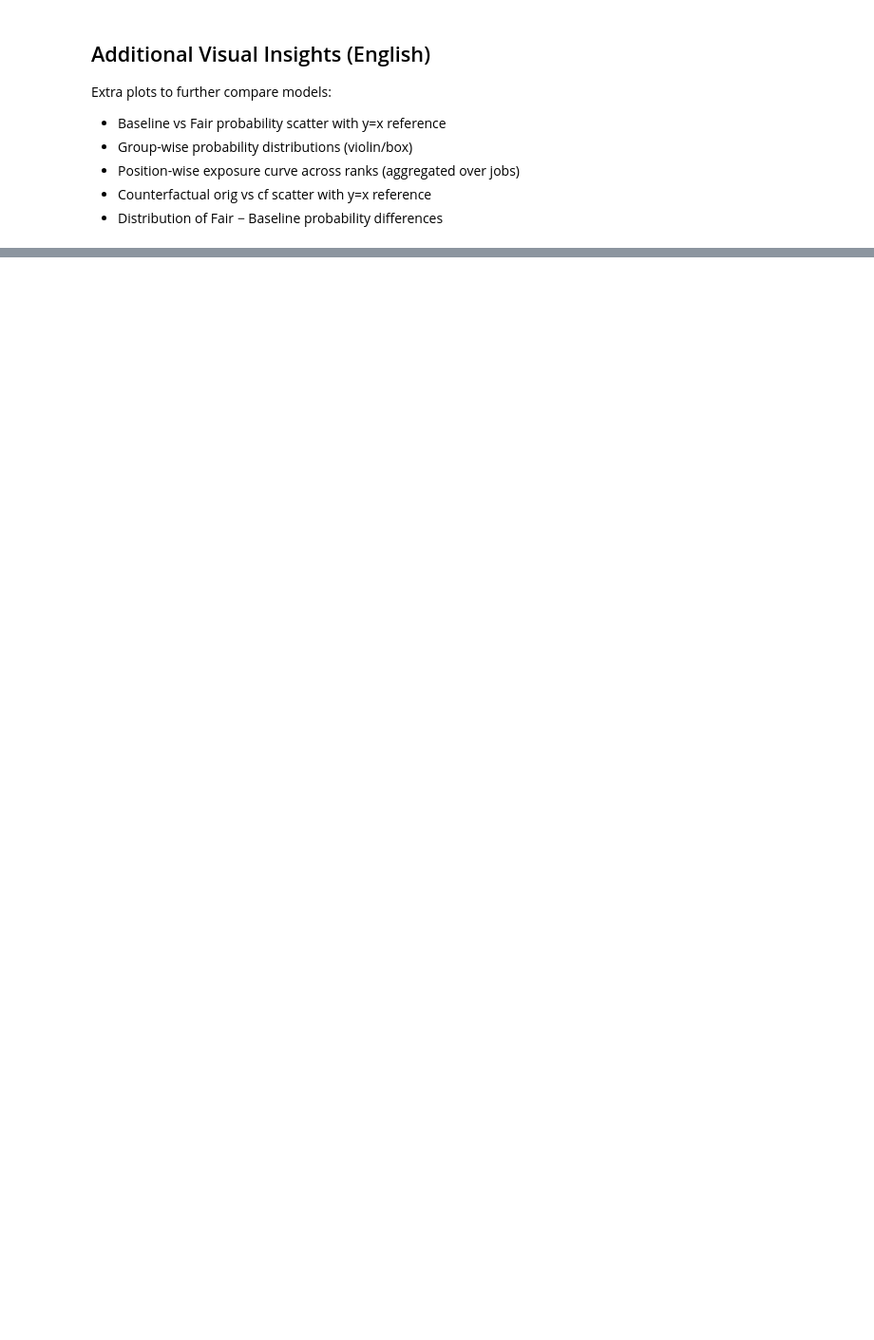
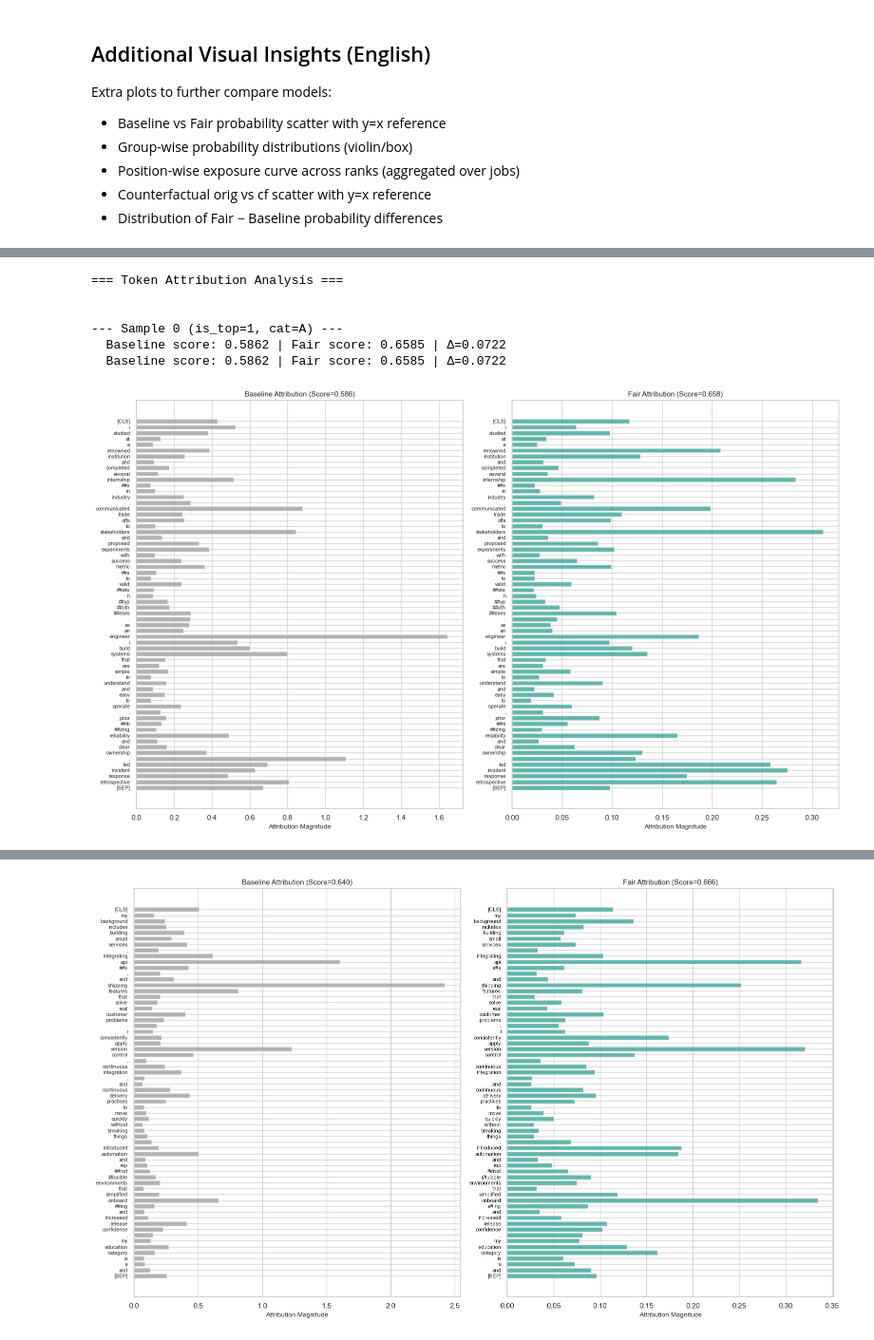
Before and after one commit to Edwarddev0723/bge-lora-fairness-finetuning, a Jupyter notebook: notebooks/05_scoring_and_counterfactual_eval.ipynb, the cells around one changed output, grey strips where cells are left out. Shown at 95% size. Saved outputs shown, nothing was run; the diff lists cells and outputs as text; code cells hidden in the pictures; blank space fills up the shorter version.

```diff
--- a/notebooks/05_scoring_and_counterfactual_eval.ipynb
+++ b/notebooks/05_scoring_and_counterfactual_eval.ipynb
@@ -829,0 +1232,78 @@ Additional visuals completed. Figures saved to: ../reports/fairness_metrics
+# %%
+# 15) Token Attribution Comparison: Baseline vs Fair
+print("\n=== Token Attribution Analysis ===\n")
+
+attribution_results = []
+
+for idx, row in test_samples.iterrows():
+    resume = row['resume_text']
+    job = row['job_text']
+    group_info = f"is_top={row.get('is_top_school', 'N/A')}, cat={row.get('school_category', 'N/A')}"
+
+    print(f"\n--- Sample {idx} ({group_info}) ---")
+
+    # Baseline attribution
+    attr_base, tokens_base, score_base = token_attribution(baseline_model, resume, job, max_tokens=64)
+
+    # Fair attribution
+    attr_fair, tokens_fair, score_fair = token_attribution(fair_model, resume, job, max_tokens=64)
+
+    print(f"  Baseline score: {score_base:.4f} | Fair score: {score_fair:.4f} | Δ={score_fair-score_base:.4f}")
+
+    # Plot side-by-side attribution
+    n = min(len(tokens_base), len(attr_base), len(tokens_fair), len(attr_fair))
+
+    fig, (ax1, ax2) = plt.subplots(1, 2, figsize=(16, max(4, n*0.15)))
+
+    # Baseline
+    y_pos = np.arange(n)
+    ax1.barh(y_pos, attr_base[:n], color='#999', alpha=0.7)
+    ax1.set_yticks(y_pos)
+    ax1.set_yticklabels(tokens_base[:n], fontsize=8)
+    ax1.set_xlabel('Attribution Magnitude', fontsize=10)
+    ax1.set_title(f'Baseline Attribution (Score={score_base:.3f})', fontsize=11)
+    ax1.invert_yaxis()
+
+    # Fair
+    ax2.barh(y_pos, attr_fair[:n], color='#2a9d8f', alpha=0.7)
+    ax2.set_yticks(y_pos)
+    ax2.set_yticklabels(tokens_fair[:n], fontsize=8)
+    ax2.set_xlabel('Attribution Magnitude', fontsize=10)
+    ax2.set_title(f'Fair Attribution (Score={score_fair:.3f})', fontsize=11)
+    ax2.invert_yaxis()
+
+    plt.tight_layout()
+    fig.savefig(XAI_DIR / f'attribution_comparison_sample{idx}.png', dpi=150, bbox_inches='tight')
+    plt.show()
+
+    # Identify top attributed tokens
+    if n > 0:
+        top_base_idx = np.argsort(attr_base[:n])[-5:][::-1]
+        top_fair_idx = np.argsort(attr_fair[:n])[-5:][::-1]
+
+        print(f"  Top 5 Baseline tokens: {[tokens_base[i] for i in top_base_idx]}")
+        print(f"  Top 5 Fair tokens: {[tokens_fair[i] for i in top_fair_idx]}")
+
+        # Store for aggregation
+        attribution_results.append({
+            'sample_idx': idx,
+            'is_top_school': row.get('is_top_school', None),
+            'school_category': row.get('school_category', None),
+            'baseline_score': score_base,
+            'fair_score': score_fair,
+            'score_diff': score_fair - score_base,
+            'top_baseline_tokens': [tokens_base[i] for i in top_base_idx],
+            'top_fair_tokens': [tokens_fair[i] for i in top_fair_idx]
+        })
+
+    plt.close('all')
+
+print(f"\nToken attribution plots saved to: {XAI_DIR}")
+# %% [output]
+=== Token Attribution Analysis ===
+
+
+--- Sample 0 (is_top=1, cat=A) ---
+  Baseline score: 0.5862 | Fair score: 0.6585 | Δ=0.0722
+  Baseline score: 0.5862 | Fair score: 0.6585 | Δ=0.0722
+[figure, added]
@@ -829,0 +1315 @@ Additional visuals completed. Figures saved to: ../reports/fairness_metrics
+[figure, added]
```
Also changed, not shown: parts of 22 cells of this notebook, 47 other files.
